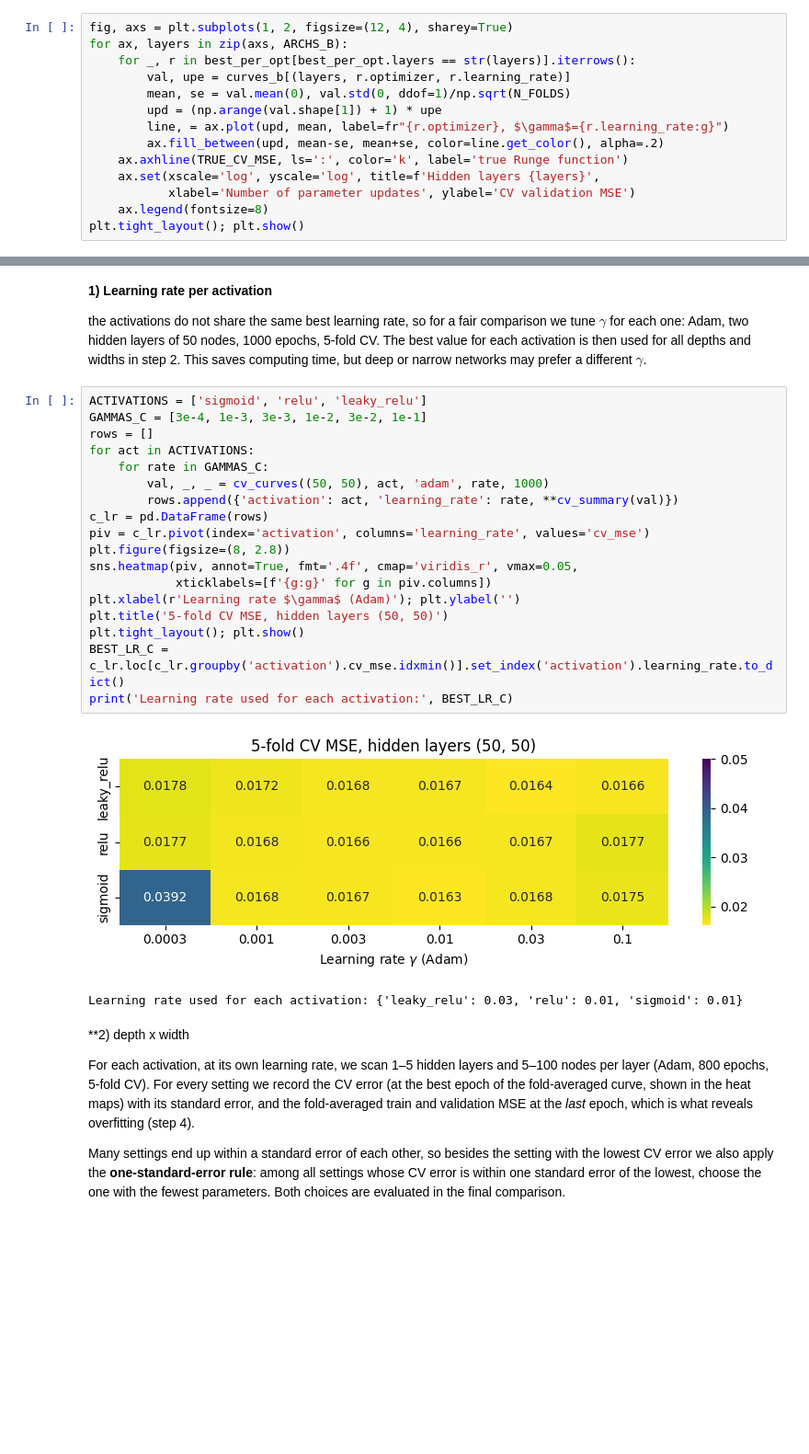
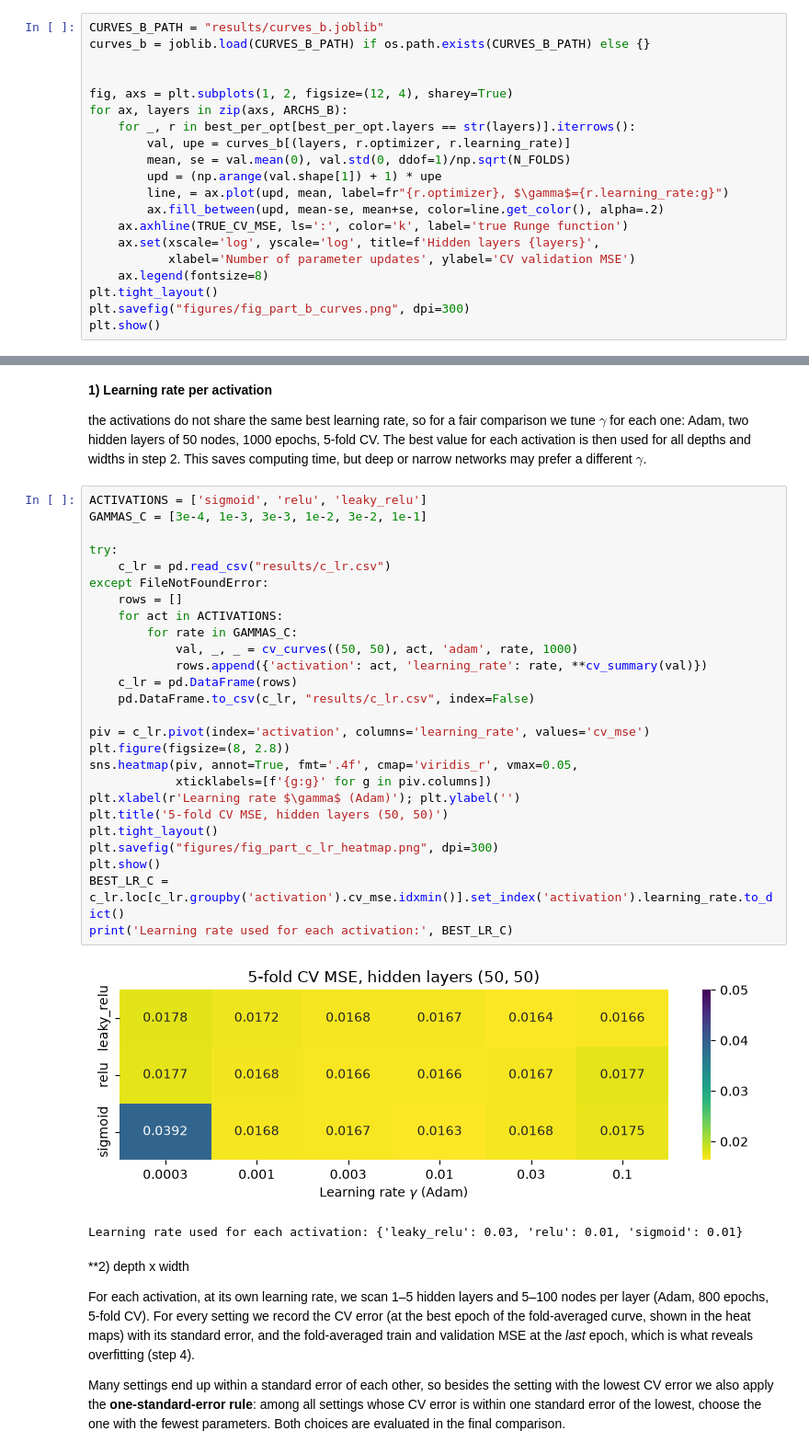
Before and after one commit to AmandaRaeJ16/FYS-STK4155-Project2, a Jupyter notebook: Code/Project2.ipynb, the cells around one changed output, grey strips where cells are left out. Shown at 92% size. Cells and saved outputs as stored; diff of their text form; blank space fills up the shorter version.

```diff
--- a/Code/Project2.ipynb
+++ b/Code/Project2.ipynb
@@ -339,6 +355,10 @@ scan took 491 s
 # %% [markdown]
 **Learning curves at the best learning rate of each optimizer.** Fold-averaged validation MSE with a band of $\pm$ one standard error over the folds. The horizontal axis is the number of parameter *updates*, not epochs, so that full-batch GD and minibatch SGD are compared on equal footing. The plateau at $\mathrm{Var}(y)$, and the moment each method leaves it, are visible directly.
 # %%
+CURVES_B_PATH = "results/curves_b.joblib"
+curves_b = joblib.load(CURVES_B_PATH) if os.path.exists(CURVES_B_PATH) else {}
+
+
 fig, axs = plt.subplots(1, 2, figsize=(12, 4), sharey=True)
 for ax, layers in zip(axs, ARCHS_B):
     for _, r in best_per_opt[best_per_opt.layers == str(layers)].iterrows():
@@ -351,5 +371,7 @@ for ax, layers in zip(axs, ARCHS_B):
     ax.set(xscale='log', yscale='log', title=f'Hidden layers {layers}',
            xlabel='Number of parameter updates', ylabel='CV validation MSE')
     ax.legend(fontsize=8)
-plt.tight_layout(); plt.show()
+plt.tight_layout()
+plt.savefig("figures/fig_part_b_curves.png", dpi=300)
+plt.show()
 # %% [output]
@@ -372,23 +394,31 @@ the activations do not share the same best learning rate, so for a fair comparis
 # %%
 ACTIVATIONS = ['sigmoid', 'relu', 'leaky_relu']
 GAMMAS_C = [3e-4, 1e-3, 3e-3, 1e-2, 3e-2, 1e-1]
-rows = []
-for act in ACTIVATIONS:
-    for rate in GAMMAS_C:
-        val, _, _ = cv_curves((50, 50), act, 'adam', rate, 1000)
-        rows.append({'activation': act, 'learning_rate': rate, **cv_summary(val)})
-c_lr = pd.DataFrame(rows)
+
+try:
+    c_lr = pd.read_csv("results/c_lr.csv")
+except FileNotFoundError:
+    rows = []
+    for act in ACTIVATIONS:
+        for rate in GAMMAS_C:
+            val, _, _ = cv_curves((50, 50), act, 'adam', rate, 1000)
+            rows.append({'activation': act, 'learning_rate': rate, **cv_summary(val)})
+    c_lr = pd.DataFrame(rows)
+    pd.DataFrame.to_csv(c_lr, "results/c_lr.csv", index=False)
+
 piv = c_lr.pivot(index='activation', columns='learning_rate', values='cv_mse')
 plt.figure(figsize=(8, 2.8))
 sns.heatmap(piv, annot=True, fmt='.4f', cmap='viridis_r', vmax=0.05,
             xticklabels=[f'{g:g}' for g in piv.columns])
 plt.xlabel(r'Learning rate $\gamma$ (Adam)'); plt.ylabel('')
 plt.title('5-fold CV MSE, hidden layers (50, 50)')
-plt.tight_layout(); plt.show()
+plt.tight_layout()
+plt.savefig("figures/fig_part_c_lr_heatmap.png", dpi=300)
+plt.show()
 BEST_LR_C = c_lr.loc[c_lr.groupby('activation').cv_mse.idxmin()].set_index('activation').learning_rate.to_dict()
 print('Learning rate used for each activation:', BEST_LR_C)
 # %% [output]
-[figure, old version]
+[figure, new version]
 Learning rate used for each activation: {'leaky_relu': 0.03, 'relu': 0.01, 'sigmoid': 0.01}
 # %% [markdown]
 **2) depth x width
```
Also changed, not shown: parts of 27 cells of this notebook, 22 other files.
